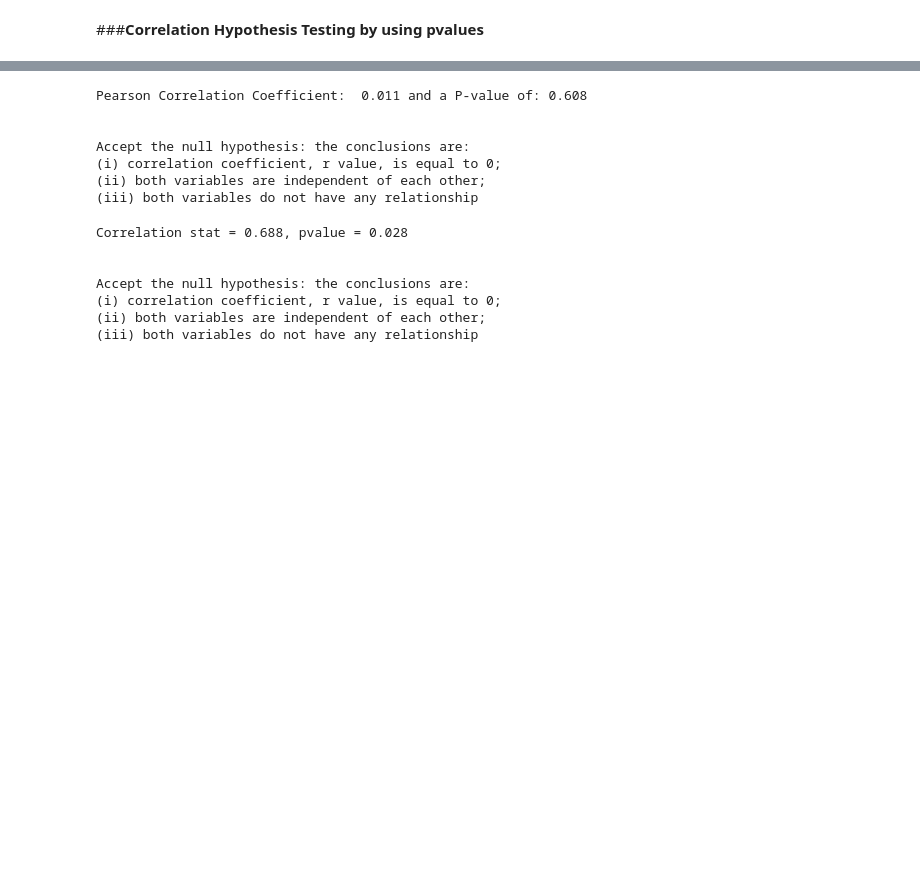
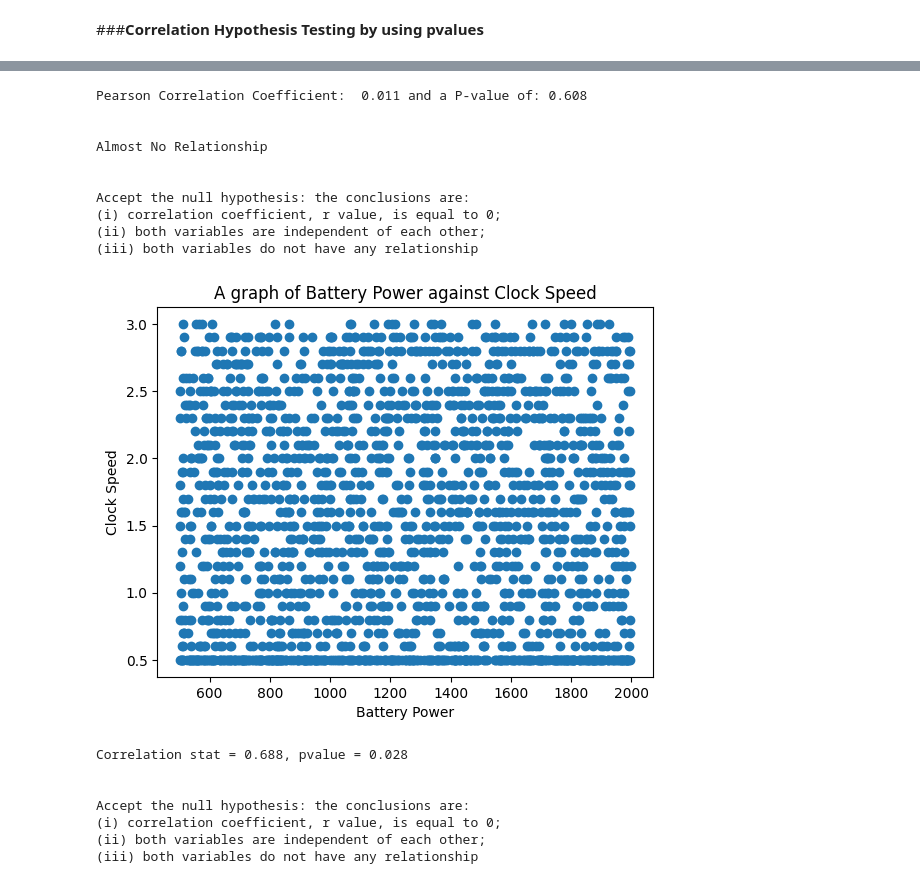
Before and after one commit to fosetorico/Data_Analytics, a Jupyter notebook: Inferencial_Statistics2.ipynb, the cells around one changed output, grey strips where cells are left out. Drawn from its saved outputs; the diff is of its cells as text; code cells hidden in the pictures; blank space fills up the shorter version.

```diff
--- a/Inferencial_Statistics2.ipynb
+++ b/Inferencial_Statistics2.ipynb
@@ -482,33 +517,68 @@ df2 = df['clock_speed']
 
 #We would like to explore the relationship between Column 0 (battery_power) and Column 2(clock_speed)
 pearson_coef_rvalue, p_value = stats.pearsonr(df1, df2) #define the columns to perform calculations on
 print("Pearson Correlation Coefficient: ", pearson_coef_rvalue.round(decimals=3), "and a P-value of:", p_value.round(decimals=3)) # Results
 print("\n")
 
+if (pearson_coef_rvalue == 0) :
+  print('No Linear Relationship')
+elif (pearson_coef_rvalue < 1 and pearson_coef_rvalue > 0.5):
+  print('Strong Positive Relationship')
+elif (pearson_coef_rvalue > 0.1 and pearson_coef_rvalue < 0.5):
+  print('Weak Positive Relationship')
+elif (pearson_coef_rvalue > -0.1 and pearson_coef_rvalue < 0.1):
+  print('Almost No Relationship')
+elif (pearson_coef_rvalue < -0.5 and pearson_coef_rvalue > -1):
+  print('Strong Negative Relationship')
+elif (pearson_coef_rvalue > -0.5 and pearson_coef_rvalue < -0.1):
+  print('Weak Negative Relationship')
+elif (pearson_coef_rvalue == 1):
+  print('Perfect Positive Relationship')
+else:
+  print('Perfect Negative Relationship')
+print("\n")
+
 #Conduct Correlation Coefficient Hypothesis Testing
 #Use 2 tail test
 #Confidence level is 98%, alpha is 0.05 and alpha/2 is 0.01
 alpha = 0.02
 alpha_half = 0.01
 
 if p_value > alpha_half:  # null hypothesis: x comes from a normal distribution
     print('Accept the null hypothesis: the conclusions are:')
     print('(i) correlation coefficient, r value, is equal to 0;')
     print('(ii) both variables are independent of each other;')
     print('(iii) both variables do not have any relationship')
 else:
     print('Reject the null hypothesis: the conclusions are:')
     print('(i) correlation coefficient, r value, is significantly different from 0;')
     print('(ii) both variables are dependent of each other;')
     print('(iii) both variables have a relationship')
+print("\n")
+
+#Create Scatter Plot
+plt.scatter(df1, df2)
+
+#Add title and axis names
+plt.title('A graph of Battery Power against Clock Speed')
+plt.xlabel('Battery Power')
+plt.ylabel('Clock Speed')
+
+# Show graphic
+plt.show()
+print("\n")
 # %% [output]
 Pearson Correlation Coefficient:  0.011 and a P-value of: 0.608
+
+
+Almost No Relationship
 
 
 Accept the null hypothesis: the conclusions are:
 (i) correlation coefficient, r value, is equal to 0;
 (ii) both variables are independent of each other;
 (iii) both variables do not have any relationship
+[figure, added]
 # %%
 #https://machinelearningmastery.com/statistical-hypothesis-tests-in-python-cheat-sheet/
 # Example of the Pearson's Correlation test
```
Also changed, not shown: parts of 2 cells of this notebook.
